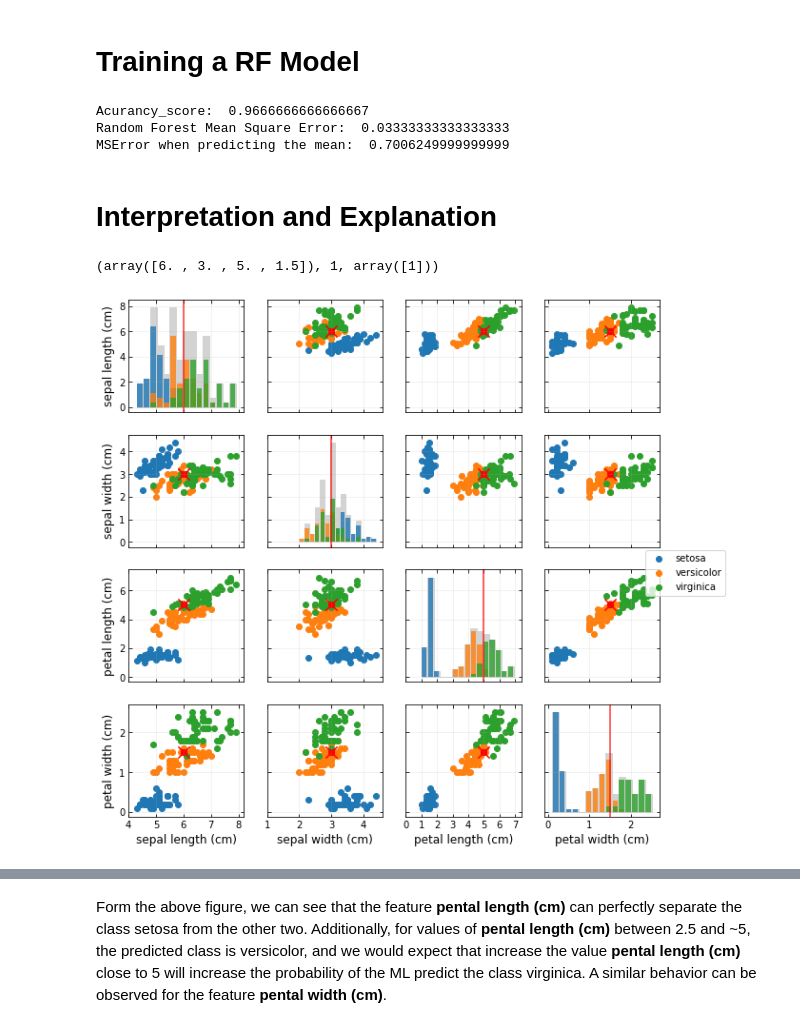
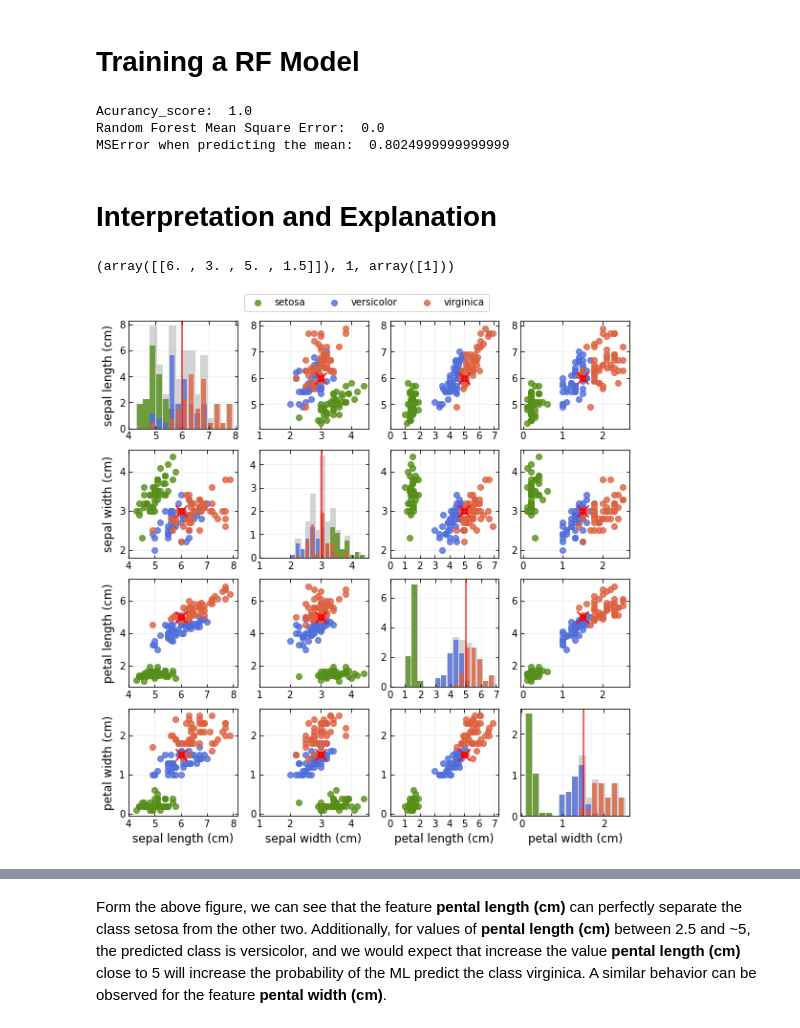
Before and after one commit to tiagobotari/melime, a Jupyter notebook: experiments/ex_lime_tabular_classification_density_kde_pca_kpca_iris.ipynb, the cells around one changed output, grey strips where cells are left out. Saved outputs shown, nothing was run; the diff lists cells and outputs as text; code cells hidden in the pictures.

```diff
--- a/experiments/ex_lime_tabular_classification_density_kde_pca_kpca_iris.ipynb
+++ b/experiments/ex_lime_tabular_classification_density_kde_pca_kpca_iris.ipynb
@@ -22,13 +24,21 @@ from m_lime.explainers.visualizations.plot_importance import ExplainGraph
 # Load Data
 # %%
 data = datasets.load_iris()
+x_all = data.data
+y_all = data.target
 x_train, x_test, y_train, y_test = sklearn.model_selection.train_test_split(
-    data.data, data.target, train_size=0.80)
+    x_all, y_all, train_size=0.80, random_state=123)
 # %% [markdown]
 # Training a RF Model
 # %%
 rf = sklearn.ensemble.RandomForestClassifier()
-rf.fit(x_train, y_train)
+filename = 'rf_model_iris.bin'
+if os.path.exists(filename):
+    rf = pickle.load(open(filename, 'rb'))
+else:
+    rf.fit(x_train, y_train)
+    pickle.dump(rf, open(filename, 'wb'))
+
 y_train_pred = rf.predict(x_train)
 y_test_pred = rf.predict(x_test)
 y_all_pred = rf.predict(data.data)
@@ -37,9 +47,9 @@ print('Acurancy_score: ', metrics.accuracy_score(y_test, y_test_pred))
 print('Random Forest Mean Square Error: ', np.mean((y_test_pred - y_test) ** 2))
 print('MSError when predicting the mean: ', np.mean((y_train.mean() - y_test) ** 2))
 # %% [output]
-Acurancy_score:  0.9666666666666667
-Random Forest Mean Square Error:  0.03333333333333333
-MSError when predicting the mean:  0.7006249999999999
+Acurancy_score:  1.0
+Random Forest Mean Square Error:  0.0
+MSError when predicting the mean:  0.8024999999999999
 # %% [markdown]
 # Interpretation and Explanation
 # %%
@@ -47,21 +57,24 @@ from m_lime.explainers.visualizations.visualization import GridPlot
 # %%
 i = 3
 x_explain = x_test[i]
-x_explain = np.array([6.0, 3., 5, 1.5])
+x_explain = np.array([[6.0, 3., 5, 1.5]])
 y_explain = 1
 x_explain,y_explain, rf.predict(x_explain.reshape(1, -1))
 # %% [output]
-(array([6. , 3. , 5. , 1.5]), 1, array([1]))
+(array([[6. , 3. , 5. , 1.5]]), 1, array([1]))
 # %%
 # Code to plot the data and the instance that we want to explain.
 x = data.data
 y = y_all_pred
 y_names = {i:name for i, name in enumerate(data.target_names)}
-axis, _ = GridPlot.plot(x=x, x_cols_name=data.feature_names, y=y, y_names=y_names)
-GridPlot.plot_instance(x_explain, axis)
+colors = ['#558F17', '#4F6DDB', '#DE613E']
+axis, _ = GridPlot.plot(
+    x=x, x_cols_name=data.feature_names, y=y, y_names=y_names, colors=colors, alpha=0.8)
+GridPlot.plot_instance(x_explain[0], axis)
 for ax in axis.ravel():
     start, end = ax.get_xlim()
     stepsize = 1
     ax.xaxis.set_ticks(np.arange(int(start), end, stepsize))
+plt.savefig('grid_model_predictions.pdf')
 # %% [output]
-[figure, old version]
+[figure, new version]
```
Also changed, not shown: parts of 31 cells of this notebook, 4 other files.
